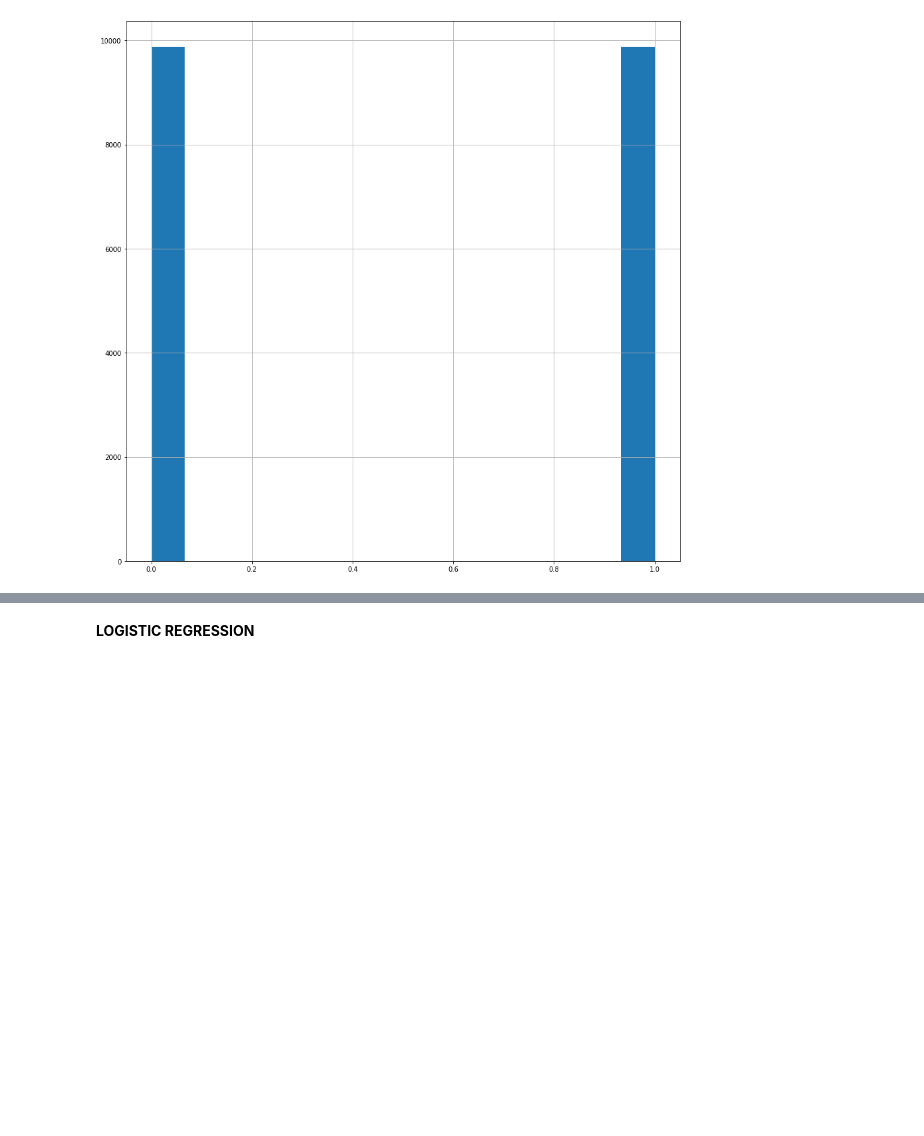
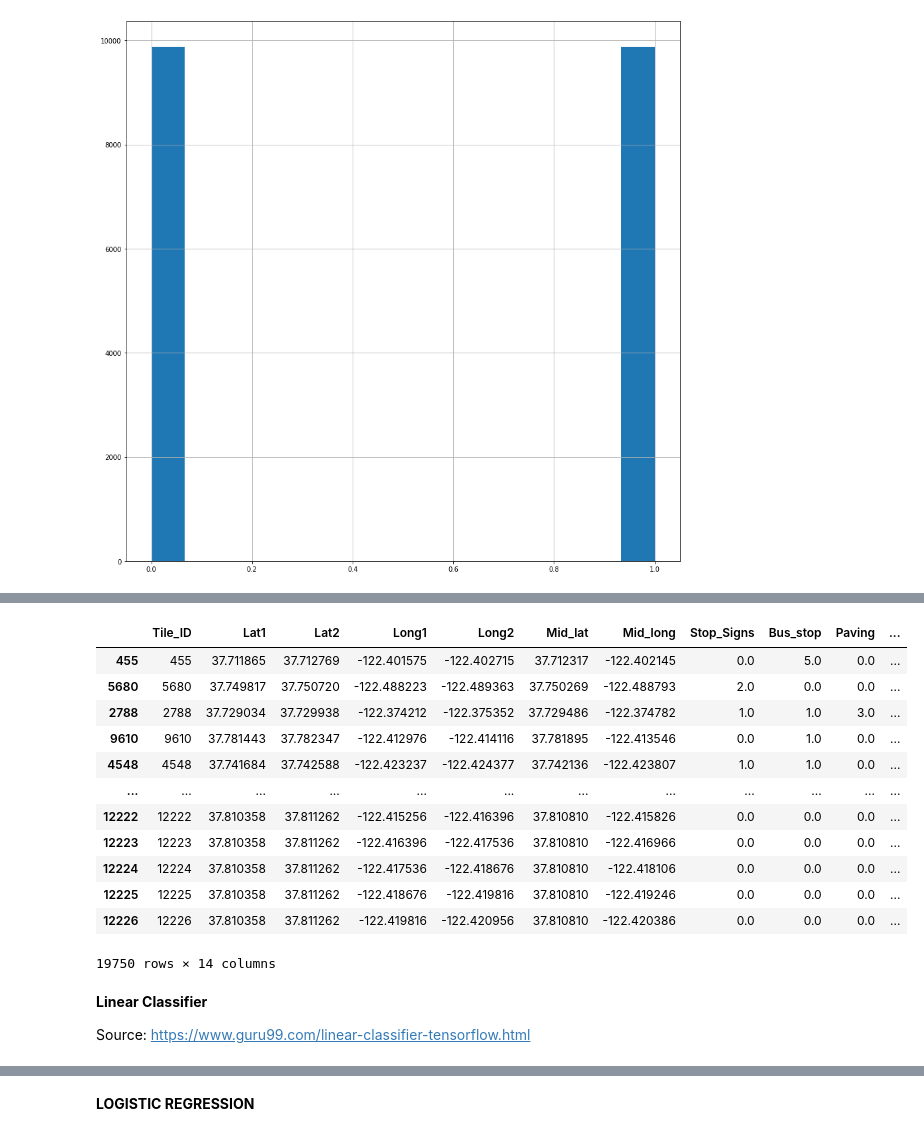
Before and after one commit to arisanguyen/210_Capstone_Aditya_Arisa_Noriel, a Jupyter notebook: Noriel_Expanded_Tiles_With_Street_Characteristics.ipynb, the cells around one changed output, grey strips where cells are left out. Cells and saved outputs as stored; diff of their text form; code cells hidden in the pictures; blank space fills up the shorter version.

```diff
--- a/Noriel_Expanded_Tiles_With_Street_Characteristics.ipynb
+++ b/Noriel_Expanded_Tiles_With_Street_Characteristics.ipynb
@@ -693,0 +704,20 @@ x_train, x_test, y_train, y_test = train_test_split(x, y,
+# %%
+tiles.rename(columns={'Collision_binary_future': 'label'})
+# %% [output]
+|  | Tile_ID | Lat1 | Lat2 | Long1 | Long2 | Mid_lat | Mid_long | Stop_Signs | Bus_stop | Paving | ... |
+| 455 | 455 | 37.711865 | 37.712769 | -122.401575 | -122.402715 | 37.712317 | -122.402145 | 0.0 | 5.0 | 0.0 | ... |
+| 5680 | 5680 | 37.749817 | 37.750720 | -122.488223 | -122.489363 | 37.750269 | -122.488793 | 2.0 | 0.0 | 0.0 | ... |
+| 2788 | 2788 | 37.729034 | 37.729938 | -122.374212 | -122.375352 | 37.729486 | -122.374782 | 1.0 | 1.0 | 3.0 | ... |
+| 9610 | 9610 | 37.781443 | 37.782347 | -122.412976 | -122.414116 | 37.781895 | -122.413546 | 0.0 | 1.0 | 0.0 | ... |
+| 4548 | 4548 | 37.741684 | 37.742588 | -122.423237 | -122.424377 | 37.742136 | -122.423807 | 1.0 | 1.0 | 0.0 | ... |
+| ... | ... | ... | ... | ... | ... | ... | ... | ... | ... | ... | ... |
+| 12222 | 12222 | 37.810358 | 37.811262 | -122.415256 | -122.416396 | 37.810810 | -122.415826 | 0.0 | 0.0 | 0.0 | ... |
+| 12223 | 12223 | 37.810358 | 37.811262 | -122.416396 | -122.417536 | 37.810810 | -122.416966 | 0.0 | 0.0 | 0.0 | ... |
+| 12224 | 12224 | 37.810358 | 37.811262 | -122.417536 | -122.418676 | 37.810810 | -122.418106 | 0.0 | 0.0 | 0.0 | ... |
+| 12225 | 12225 | 37.810358 | 37.811262 | -122.418676 | -122.419816 | 37.810810 | -122.419246 | 0.0 | 0.0 | 0.0 | ... |
+| 12226 | 12226 | 37.810358 | 37.811262 | -122.419816 | -122.420956 | 37.810810 | -122.420386 | 0.0 | 0.0 | 0.0 | ... |
+19750 rows × 14 columns
+# %% [markdown]
+**Linear Classifier**
+
+Source: https://www.guru99.com/linear-classifier-tensorflow.html
```
Also changed, not shown: parts of 25 cells of this notebook.
